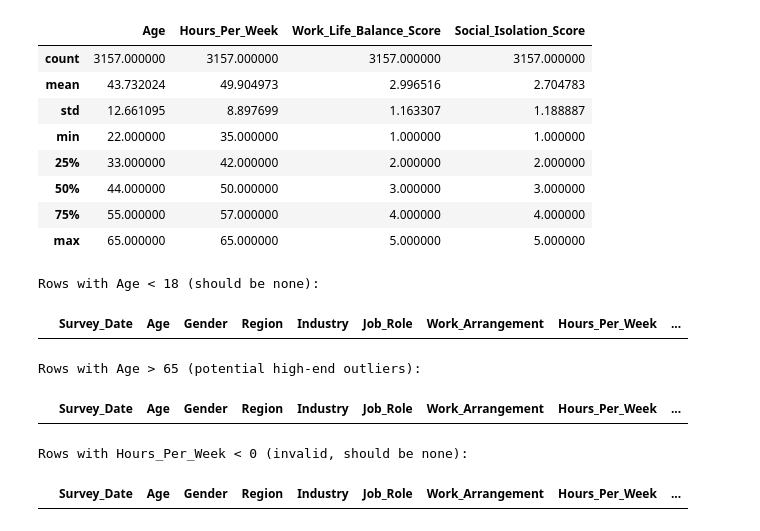
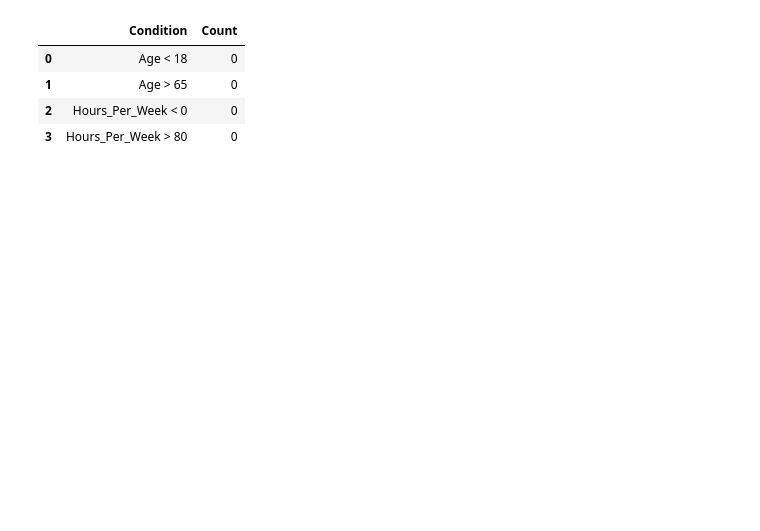
Before and after one commit to pwoosam/aai-501-burnout-in-remote-work, a Jupyter notebook: Burnout.ipynb, the cells around one changed output. Saved outputs shown, nothing was run; the diff lists cells and outputs as text; code cells hidden in the pictures; blank space fills up the shorter version.

```diff
--- a/Burnout.ipynb
+++ b/Burnout.ipynb
@@ -119,0 +103,20 @@ Work_Arrangement:
+# %%
+# Categorical summaries (using display for better output)
+categorical_cols = {
+    "Gender",
+    "Region",
+    "Industry",
+    "Job_Role",
+    "Work_Arrangement",
+    "Mental_Health_Status",
+    "Burnout_Level",
+    "Salary_Range",
+}.union([issue.replace(" ", "_") for issue in issues])
+numericals_cols = (
+    set(df_remote.columns)
+    .difference(categorical_cols)
+    .difference({"Physical_Health_Issues", "Survey_Date"})
+)
+
+df_categorical = df_remote[list(categorical_cols)]
+df_numerical = df_remote[list(numericals_cols)]
@@ -120,49 +162,19 @@ Work_Arrangement:
 # %%
-# Summary statistics for all numeric columns
-display(df.describe())
-
 # Outlier checks
-print("\nRows with Age < 18 (should be none):")
-display(df[df['Age'] < 18])
-
-print("\nRows with Age > 65 (potential high-end outliers):")
-display(df[df['Age'] > 65])
-
-print("\nRows with Hours_Per_Week < 0 (invalid, should be none):")
-display(df[df['Hours_Per_Week'] < 0])
-
-print("\nRows with Hours_Per_Week > 80 (should be none):")
-display(df[df['Hours_Per_Week'] > 80])
-
-# Standardize Gender (strip spaces, set title case)
-df['Gender'] = df['Gender'].str.strip().str.title()
-
-# List all unique physical health issues (excluding 'None')
-issues_set = set()
-df['Physical_Health_Issues'].dropna().str.split(';').apply(
-    lambda x: [issues_set.add(i.strip()) for i in x if i.strip() != 'None']
+df_outliers = pd.DataFrame(
+    {
+        "Age < 18": df_numerical["Age"] < 18,
+        "Age > 65": df_numerical["Age"] > 65,
+        "Hours_Per_Week < 0": df_numerical["Hours_Per_Week"] < 0,
+        "Hours_Per_Week > 80": df_numerical["Hours_Per_Week"] > 80,
+    }
 )
-print("\nAll unique physical health issues in data:", issues_set)
-
-# One-hot encode selected health issues for remote workers, using True/False
-issues = ['Back Pain', 'Shoulder Pain', 'Neck Pain', 'Eye Strain', 'Wrist Pain']
-df_remote['Physical_Health_Issues'] = df_remote['Physical_Health_Issues'].fillna('None').astype(str)
-for issue in issues:
-    colname = issue.replace(' ', '_')
-    df_remote[colname] = df_remote['Physical_Health_Issues'].apply(lambda x: issue in x)
+df_outliers = df_outliers.sum().reset_index()
+df_outliers.columns = ["Condition", "Count"]
+display(df_outliers)
 # %% [output]
-|  | Age | Hours_Per_Week | Work_Life_Balance_Score | Social_Isolation_Score |
-| count | 3157.000000 | 3157.000000 | 3157.000000 | 3157.000000 |
-| mean | 43.732024 | 49.904973 | 2.996516 | 2.704783 |
-| std | 12.661095 | 8.897699 | 1.163307 | 1.188887 |
-| min | 22.000000 | 35.000000 | 1.000000 | 1.000000 |
-| 25% | 33.000000 | 42.000000 | 2.000000 | 2.000000 |
-| 50% | 44.000000 | 50.000000 | 3.000000 | 3.000000 |
-| 75% | 55.000000 | 57.000000 | 4.000000 | 4.000000 |
-| max | 65.000000 | 65.000000 | 5.000000 | 5.000000 |
+|  | Condition | Count |
+| 0 | Age < 18 | 0 |
+| 1 | Age > 65 | 0 |
+| 2 | Hours_Per_Week < 0 | 0 |
+| 3 | Hours_Per_Week > 80 | 0 |
-Rows with Age < 18 (should be none):
-|  | Survey_Date | Age | Gender | Region | Industry | Job_Role | Work_Arrangement | Hours_Per_Week | ... |
-Rows with Age > 65 (potential high-end outliers):
-|  | Survey_Date | Age | Gender | Region | Industry | Job_Role | Work_Arrangement | Hours_Per_Week | ... |
-Rows with Hours_Per_Week < 0 (invalid, should be none):
-|  | Survey_Date | Age | Gender | Region | Industry | Job_Role | Work_Arrangement | Hours_Per_Week | ... |
```
Also changed, not shown: parts of 22 cells of this notebook.
